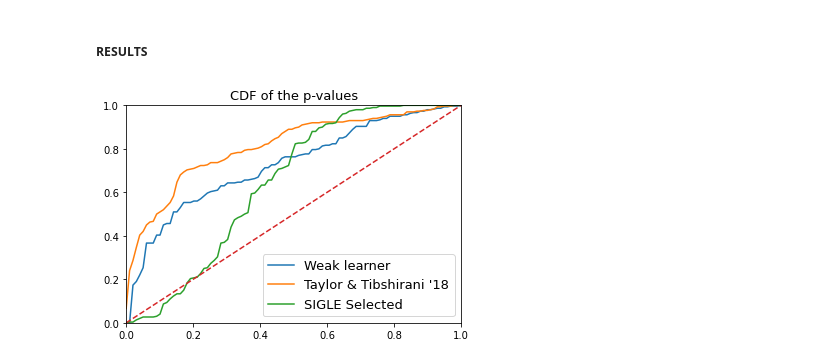
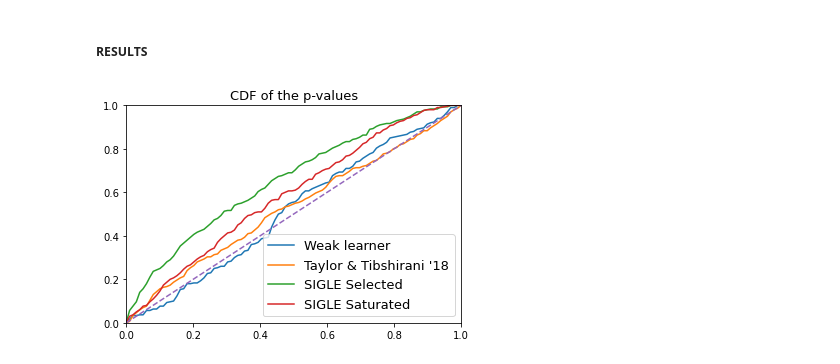
Before and after one commit to quentin-duchemin/SIGLE, a Jupyter notebook: SIGLE.ipynb, the cells around one changed output. Drawn from its saved outputs; the diff is of its cells as text; code cells hidden in the pictures.

```diff
--- a/SIGLE.ipynb
+++ b/SIGLE.ipynb
@@ -140,6 +165,6 @@ if SEI_sampling:
     probasalt, states = true_conditional_distribution(theta_obs,X,yobs,lamb,truetheta,conditioning_signs=False,states=states)
 else:
     probasalt, states = true_conditional_distribution(theta_obs,X,yobs,lamb,truetheta,conditioning_signs=False)
-probasnull, states = true_conditional_distribution(theta_obs,X,yobs,lamb,np.zeros(X.shape[1]),conditioning_signs=False,states=states)
+probasnull, states = true_conditional_distribution(theta_obs,X,yobs,lamb,thetanull,conditioning_signs=False,states=states)
 print('Number of states in the selection event: ', len(states))
 # %% [output]
@@ -147,12 +172,11 @@ Number of states in the selection event:  260
 # %% [markdown]
 ##### Computing $\bar \pi ^{\pi ^0}$ and training the NN aiming at computing $\Psi=\Xi^{-1}$
 # %%
-idxs_null = np.random.choice([i for i in range(len(states))], size=300)
+idxs_null = np.random.choice([i for i in range(len(states))], size=300, p=probasnull)
 lsy = []
 for i in idxs_null:
     lsy.append(np.array(states[i]))
 n,p = np.shape(X)
-bern = 0.5 * np.ones(n)
 matXtrue = X[:,M]
-tildeGN_12, barpi = params_saturated(bern, matXtrue, lsy)
-net, loss_values = train_network(matXtrue,max(3,truetheta[0]),nb_epochs=1000)
+tildeGN_12, barpi = params_saturated(signull, matXtrue, lsy)
+net, loss_values = train_network(matXtrue,max(1,truetheta[0]),nb_epochs=6000)
@@ -163,16 +197,16 @@ lspvals_naive = pval_weak_learner(probasalt,probasnull,states,barpi)
 # %% [markdown]
 ##### P-values from SIGLE
 # %%
-lspvals_selec, lspvals_sat = pval_SIGLE(states, probasalt, X, M, barpi, net, use_net_MLE=True, l2_regularization=5)
+lspvals_selec, lspvals_sat = pval_SIGLE(states, probasalt, X, M, barpi, net, use_net_MLE=False, l2_regularization=10000)
 # %% [markdown]
 ##### P-values from Taylor & Tibshirani '18
 # %%
-lspvals_tay = pval_taylor(probasalt,states,X,lamb,M,show_distributions=False)
+lspvals_tay = pval_taylor(probasalt,states,X,lamb,M,show_distributions=False, thetanull = thetanull)
 # %% [markdown]
 ##### RESULTS
 # %%
-lists_pvalues = [lspvals_naive, lspvals_tay, lspvals_selec]
-names = ['Weak learner', "Taylor & Tibshirani '18", 'SIGLE Selected']
+lists_pvalues = [lspvals_naive, lspvals_tay, lspvals_selec, lspvals_sat]
+names = ['Weak learner', "Taylor & Tibshirani '18", 'SIGLE Selected', 'SIGLE Saturated']
 plot_cdf_pvalues(lists_pvalues, names, name_figsave=None)
 # %% [output]
-[figure, old version]
+[figure, new version]
```
Also changed, not shown: parts of 14 cells of this notebook, 1 other file.
